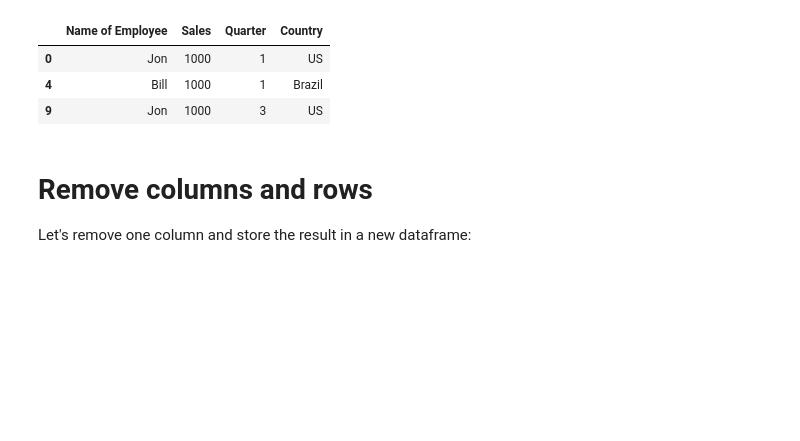
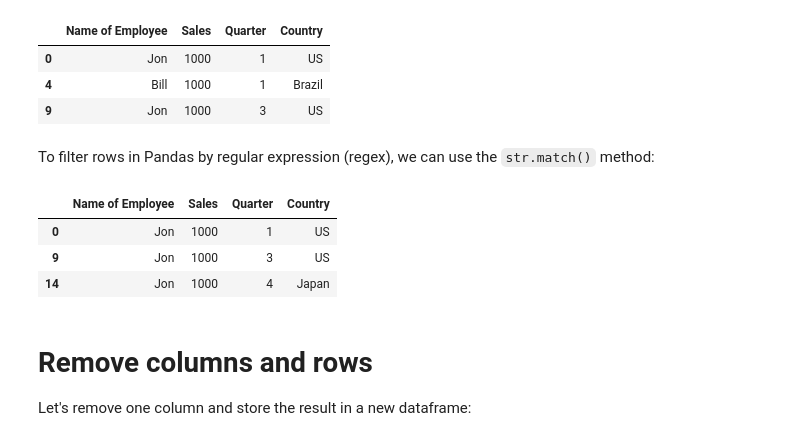
Before and after one commit to ashkan-abbasi66/python-comments, a Jupyter notebook: ml/pandas_simple_examples/pandas_1.ipynb, the cells around one changed output. Cells and saved outputs as stored; diff of their text form; code cells hidden in the pictures; blank space fills up the shorter version.

```diff
--- a/ml/pandas_simple_examples/pandas_1.ipynb
+++ b/ml/pandas_simple_examples/pandas_1.ipynb
@@ -65,6 +65,16 @@ df[(df.Sales > 900) & ((df.Country == 'US') | (df.Country=='Brazil'))]
 | 0 | Jon | 1000 | 1 | US |
 | 4 | Bill | 1000 | 1 | Brazil |
 | 9 | Jon | 1000 | 3 | US |
+# %% [markdown]
+To filter rows in Pandas by regular expression (regex), we can use the `str.match()` method:
+# %%
+regex = 'J.*'
+df[df["Name of Employee"].str.match(regex)]
+# %% [output]
+|  | Name of Employee | Sales | Quarter | Country |
+| 0 | Jon | 1000 | 1 | US |
+| 9 | Jon | 1000 | 3 | US |
+| 14 | Jon | 1000 | 4 | Japan |
 # %% [markdown]
 # Remove columns and rows
 
```
Also changed, not shown: parts of 3 cells of this notebook.
